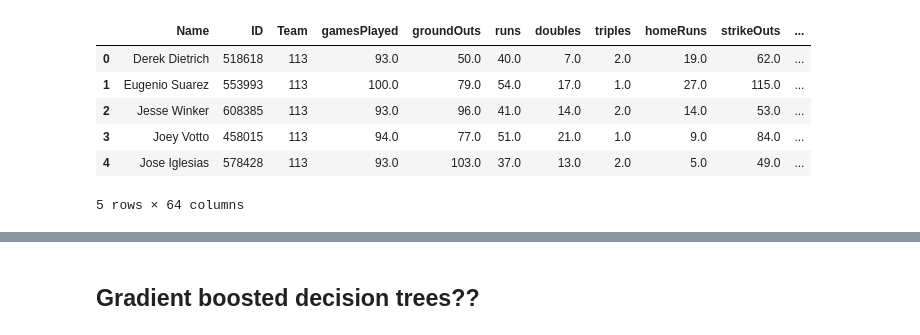
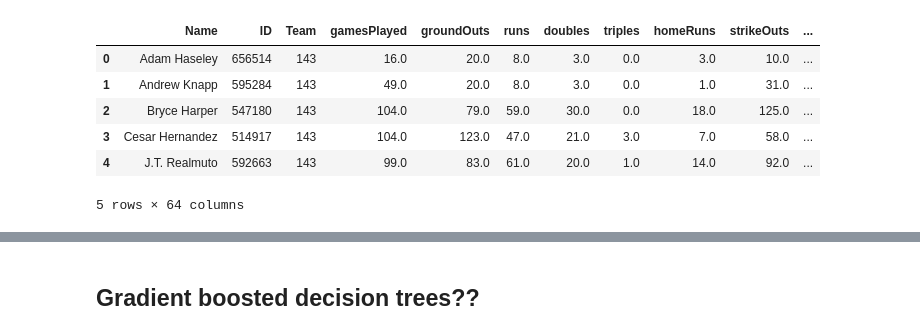
Before and after one commit to rohannarain/beat_the_streak, a Jupyter notebook: train_model.ipynb, the cells around one changed output, grey strips where cells are left out. Drawn from its saved outputs; the diff is of its cells as text; code cells hidden in the pictures.

```diff
--- a/train_model.ipynb
+++ b/train_model.ipynb
@@ -103,14 +108,14 @@ hits.take(data_val.take(np.argsort(logreg.predict_proba(data_val)[:, 1])[::-1][:
 Name: Name, dtype: object
 # %%
-hits_test = pd.read_csv("player_stats_07_26_2019.csv")
+hits_test = pd.read_csv("player_stats_07_28_2019.csv")
 hits_test.head()
 # %% [output]
 |  | Name | ID | Team | gamesPlayed | groundOuts | runs | doubles | triples | homeRuns | strikeOuts | ... |
-| 0 | Derek Dietrich | 518618 | 113 | 93.0 | 50.0 | 40.0 | 7.0 | 2.0 | 19.0 | 62.0 | ... |
-| 1 | Eugenio Suarez | 553993 | 113 | 100.0 | 79.0 | 54.0 | 17.0 | 1.0 | 27.0 | 115.0 | ... |
-| 2 | Jesse Winker | 608385 | 113 | 93.0 | 96.0 | 41.0 | 14.0 | 2.0 | 14.0 | 53.0 | ... |
-| 3 | Joey Votto | 458015 | 113 | 94.0 | 77.0 | 51.0 | 21.0 | 1.0 | 9.0 | 84.0 | ... |
-| 4 | Jose Iglesias | 578428 | 113 | 93.0 | 103.0 | 37.0 | 13.0 | 2.0 | 5.0 | 49.0 | ... |
+| 0 | Adam Haseley | 656514 | 143 | 16.0 | 20.0 | 8.0 | 3.0 | 0.0 | 3.0 | 10.0 | ... |
+| 1 | Andrew Knapp | 595284 | 143 | 49.0 | 20.0 | 8.0 | 3.0 | 0.0 | 1.0 | 31.0 | ... |
+| 2 | Bryce Harper | 547180 | 143 | 104.0 | 79.0 | 59.0 | 30.0 | 0.0 | 18.0 | 125.0 | ... |
+| 3 | Cesar Hernandez | 514917 | 143 | 104.0 | 123.0 | 47.0 | 21.0 | 3.0 | 7.0 | 58.0 | ... |
+| 4 | J.T. Realmuto | 592663 | 143 | 99.0 | 83.0 | 61.0 | 20.0 | 1.0 | 14.0 | 92.0 | ... |
 5 rows × 64 columns
 # %%
 data_test = hits_test.iloc[:, 3:]
```
Also changed, not shown: parts of 31 cells of this notebook, 9 other files.
